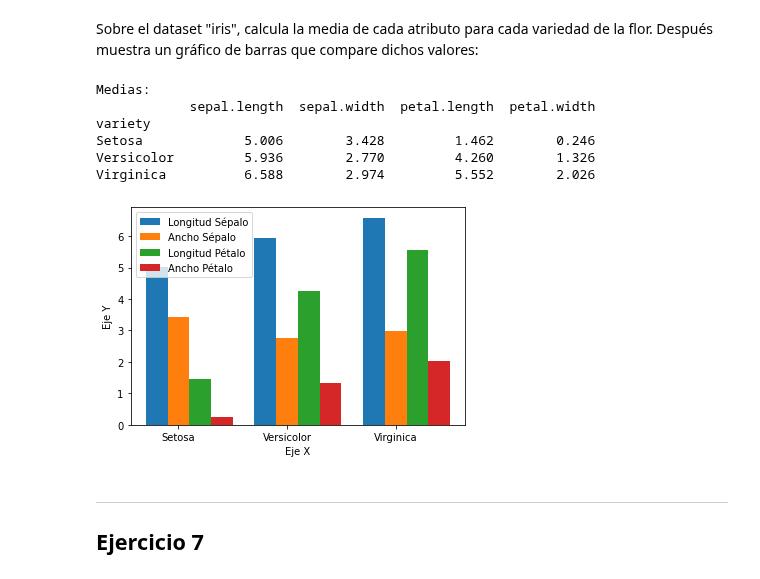
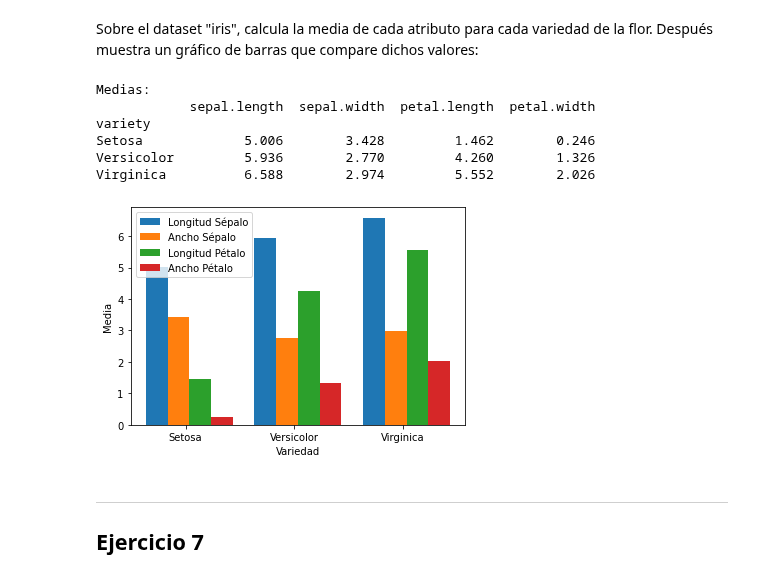
Before and after one commit to CarlosRyu98/PIA, a Jupyter notebook: 02 Desarrollo de aplicaciones de IA/05_Ejercicios_variados.ipynb, the cells around one changed output. Drawn from its saved outputs; the diff is of its cells as text; code cells hidden in the pictures.

```diff
--- a/02 Desarrollo de aplicaciones de IA/05_Ejercicios_variados.ipynb
+++ b/02 Desarrollo de aplicaciones de IA/05_Ejercicios_variados.ipynb
@@ -171,31 +182,34 @@ Sobre el dataset "iris", calcula la media de cada atributo para cada variedad de
 # %%
 d6 = pd.read_csv("iris.csv")
 
+d6m = d6.groupby(d6.variety).mean()
+
 print("Medias: ")
-d6m = d6.groupby(d6.variety).mean()
 print(d6m)
+print()
+
 x=np.array([0,1,2])
 w = 0.8/4
 
-seplen = plt.bar(x-w, d6m.get("sepal.length"), label="Longitud Sépalo", width=w)
-sepwid = plt.bar(x, d6m.get("sepal.width"), label="Ancho Sépalo", width=w)
-petlen = plt.bar(x+w, d6m.get("petal.length"), label="Longitud Pétalo", width=w)
-petlen = plt.bar(x+2*w, d6m.get("petal.width"), label="Ancho Pétalo", width=w)
+seplen = plt.bar(x-4*w/3, d6m.get("sepal.length"), label="Longitud Sépalo", width=w)
+sepwid = plt.bar(x-w/3, d6m.get("sepal.width"), label="Ancho Sépalo", width=w)
+petlen = plt.bar(x+2*w/3, d6m.get("petal.length"), label="Longitud Pétalo", width=w)
+petlen = plt.bar(x+5*w/3, d6m.get("petal.width"), label="Ancho Pétalo", width=w)
 
-plt.xlabel("Eje X")
-plt.ylabel("Eje Y")
+plt.xlabel("Variedad")
+plt.ylabel("Media")
 plt.xticks(x, labels=d6.variety.unique())
 plt.legend()
 
 plt.show()
 # %% [output]
 Medias:
             sepal.length  sepal.width  petal.length  petal.width
 variety
 Setosa             5.006        3.428         1.462        0.246
 Versicolor         5.936        2.770         4.260        1.326
 Virginica          6.588        2.974         5.552        2.026
-[figure, old version]
+[figure, new version]
 # %% [markdown]
 ---
 ## Ejercicio 7
```
Also changed, not shown: parts of 9 cells of this notebook, 1 other file.
